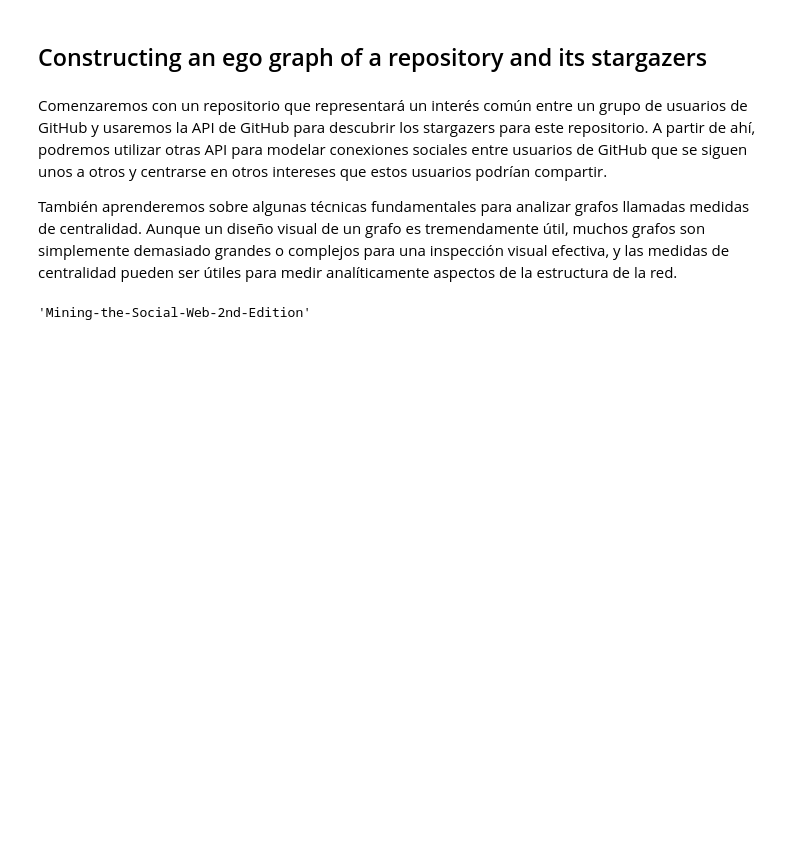
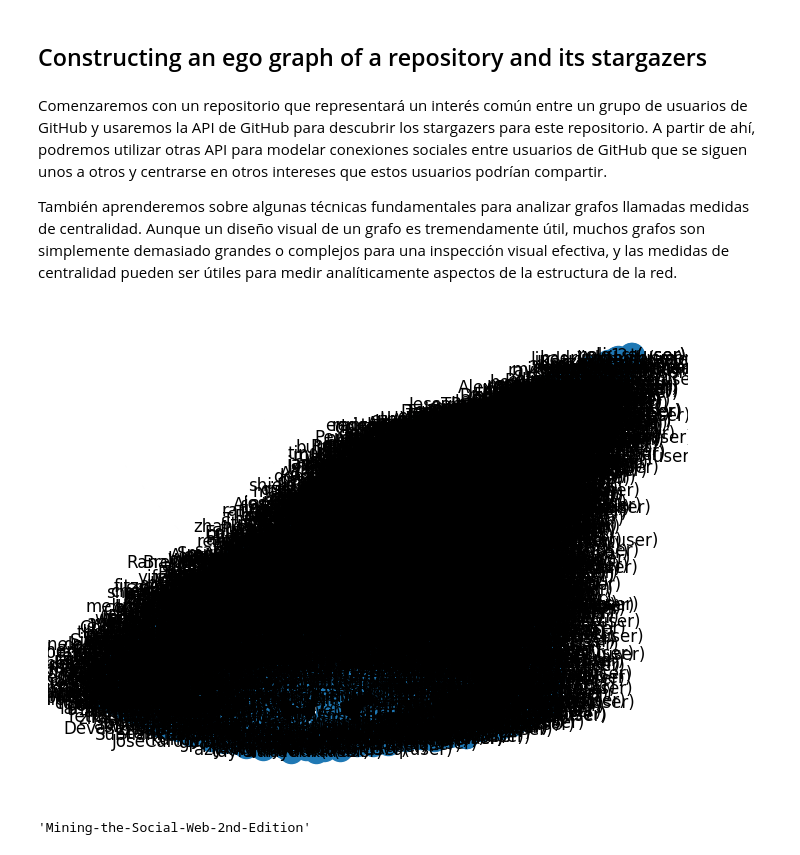
Before and after one commit to Lemito66/Maestria, a Jupyter notebook: Big Data/lab4_MiningGitHub.ipynb, the cells around one changed output. Saved outputs shown, nothing was run; the diff lists cells and outputs as text; code cells hidden in the pictures; blank space fills up the shorter version.

```diff
--- a/Big Data/lab4_MiningGitHub.ipynb
+++ b/Big Data/lab4_MiningGitHub.ipynb
@@ -110,7 +110,7 @@ from github import Github
 
 # XXX: Specify your own access token here
 
-ACCESS_TOKEN = 'github_pat_11xxxxxxxxxxxxxx'
+ACCESS_TOKEN = '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'
 
 # Specify a username and repository of interest for that user.
 
@@ -289,6 +297,10 @@ g.add_node(repo.name + '(repo)', type='repo', lang=repo.language, owner=user.log
 for sg in stargazers:
     g.add_node(sg.login + '(user)', type='user')
     g.add_edge(sg.login + '(user)', repo.name + '(repo)', type='gazes')
+# %%
+nx.draw(g, with_labels=True)
+# %% [output]
+[figure, added]
 # %%
 repo.name
 # %% [output]
```
Also changed, not shown: parts of 9 cells of this notebook.
